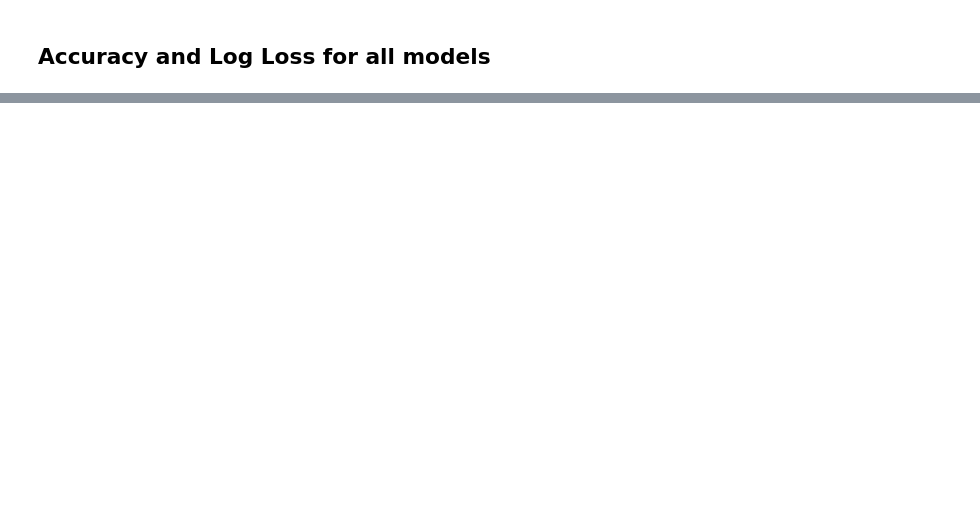
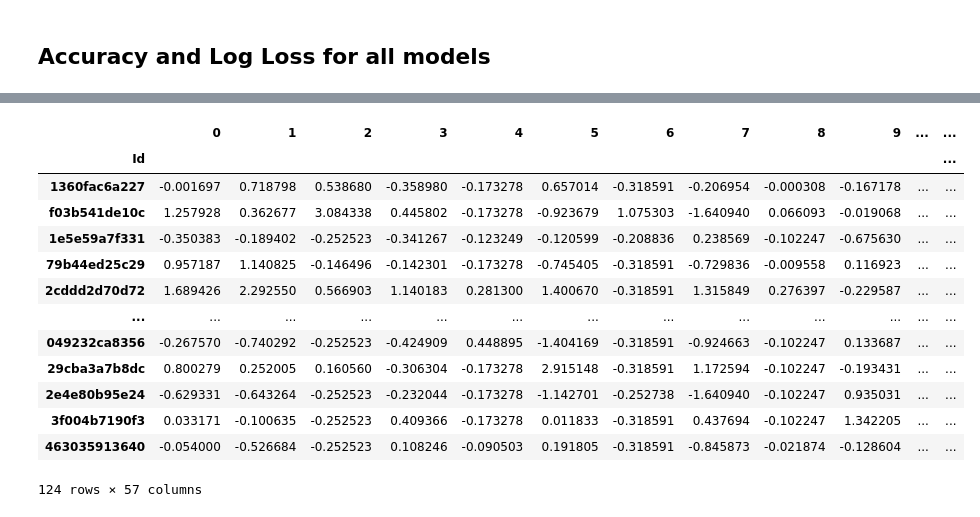
Before and after one commit to ToluPeazy/kaggle_sample, a Jupyter notebook: identifying_conditions.ipynb, the cells around one changed output, grey strips where cells are left out. Saved outputs shown, nothing was run; the diff lists cells and outputs as text; code cells hidden in the pictures; blank space fills up the shorter version.

```diff
--- a/identifying_conditions.ipynb
+++ b/identifying_conditions.ipynb
@@ -496,0 +556,2 @@ from sklearn.metrics import accuracy_score, cohen_kappa_score, f1_score, log_los
+# %%
+X_test_scaled = pd.DataFrame( X_test_scaled )
@@ -496,0 +593,17 @@ from sklearn.metrics import accuracy_score, cohen_kappa_score, f1_score, log_los
+# %%
+X_test_scaled
+# %% [output]
+|  | 0 | 1 | 2 | 3 | 4 | 5 | 6 | 7 | 8 | 9 | ... | ... |
+| Id |  |  |  |  |  |  |  |  |  |  |  | ... |
+| 1360fac6a227 | -0.001697 | 0.718798 | 0.538680 | -0.358980 | -0.173278 | 0.657014 | -0.318591 | -0.206954 | -0.000308 | -0.167178 | ... | ... |
+| f03b541de10c | 1.257928 | 0.362677 | 3.084338 | 0.445802 | -0.173278 | -0.923679 | 1.075303 | -1.640940 | 0.066093 | -0.019068 | ... | ... |
+| 1e5e59a7f331 | -0.350383 | -0.189402 | -0.252523 | -0.341267 | -0.123249 | -0.120599 | -0.208836 | 0.238569 | -0.102247 | -0.675630 | ... | ... |
+| 79b44ed25c29 | 0.957187 | 1.140825 | -0.146496 | -0.142301 | -0.173278 | -0.745405 | -0.318591 | -0.729836 | -0.009558 | 0.116923 | ... | ... |
+| 2cddd2d70d72 | 1.689426 | 2.292550 | 0.566903 | 1.140183 | 0.281300 | 1.400670 | -0.318591 | 1.315849 | 0.276397 | -0.229587 | ... | ... |
+| ... | ... | ... | ... | ... | ... | ... | ... | ... | ... | ... | ... | ... |
+| 049232ca8356 | -0.267570 | -0.740292 | -0.252523 | -0.424909 | 0.448895 | -1.404169 | -0.318591 | -0.924663 | -0.102247 | 0.133687 | ... | ... |
+| 29cba3a7b8dc | 0.800279 | 0.252005 | 0.160560 | -0.306304 | -0.173278 | 2.915148 | -0.318591 | 1.172594 | -0.102247 | -0.193431 | ... | ... |
+| 2e4e80b95e24 | -0.629331 | -0.643264 | -0.252523 | -0.232044 | -0.173278 | -1.142701 | -0.252738 | -1.640940 | -0.102247 | 0.935031 | ... | ... |
+| 3f004b7190f3 | 0.033171 | -0.100635 | -0.252523 | 0.409366 | -0.173278 | 0.011833 | -0.318591 | 0.437694 | -0.102247 | 1.342205 | ... | ... |
+| 463035913640 | -0.054000 | -0.526684 | -0.252523 | 0.108246 | -0.090503 | 0.191805 | -0.318591 | -0.845873 | -0.021874 | -0.128604 | ... | ... |
+124 rows × 57 columns
```
Also changed, not shown: parts of 40 cells of this notebook, 1 other file.
